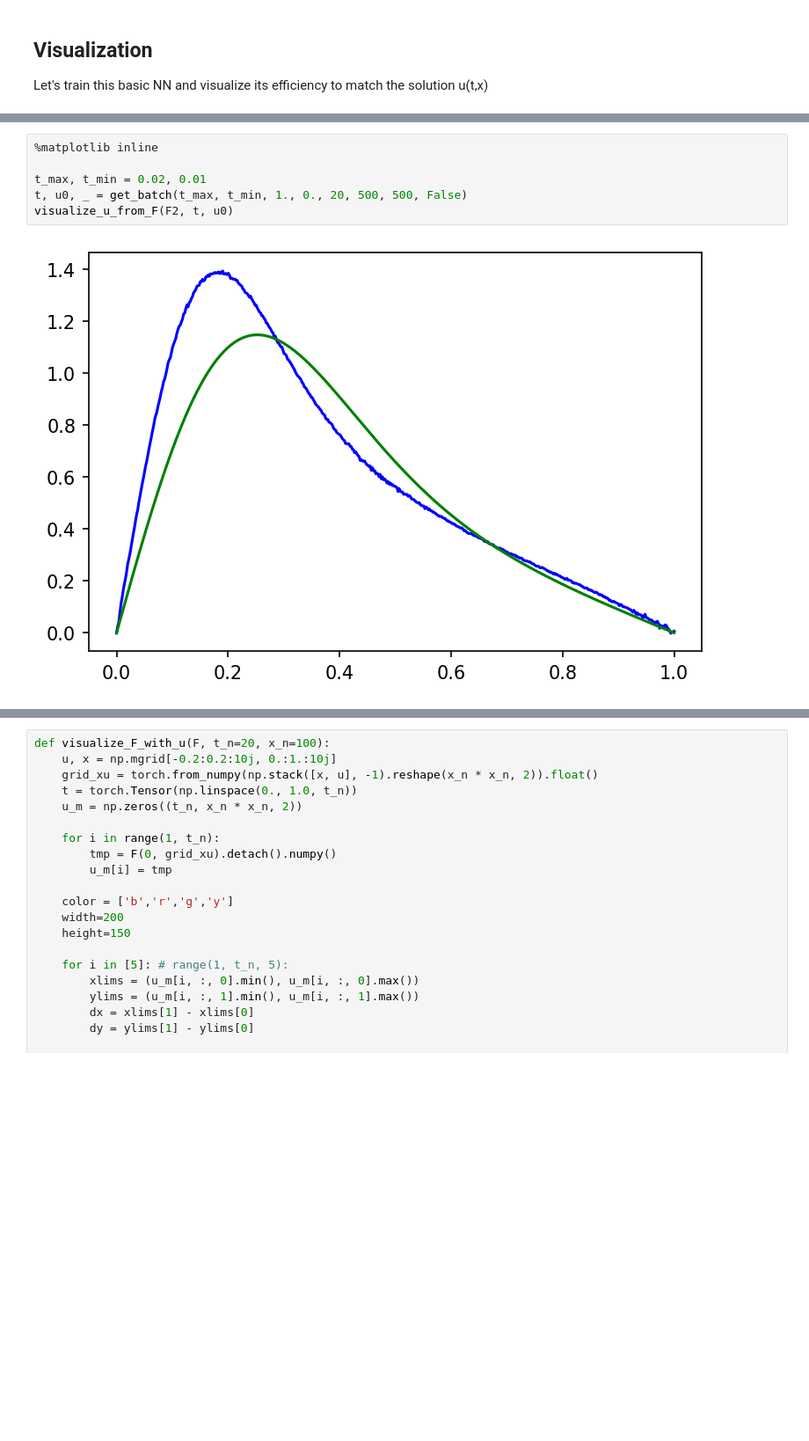
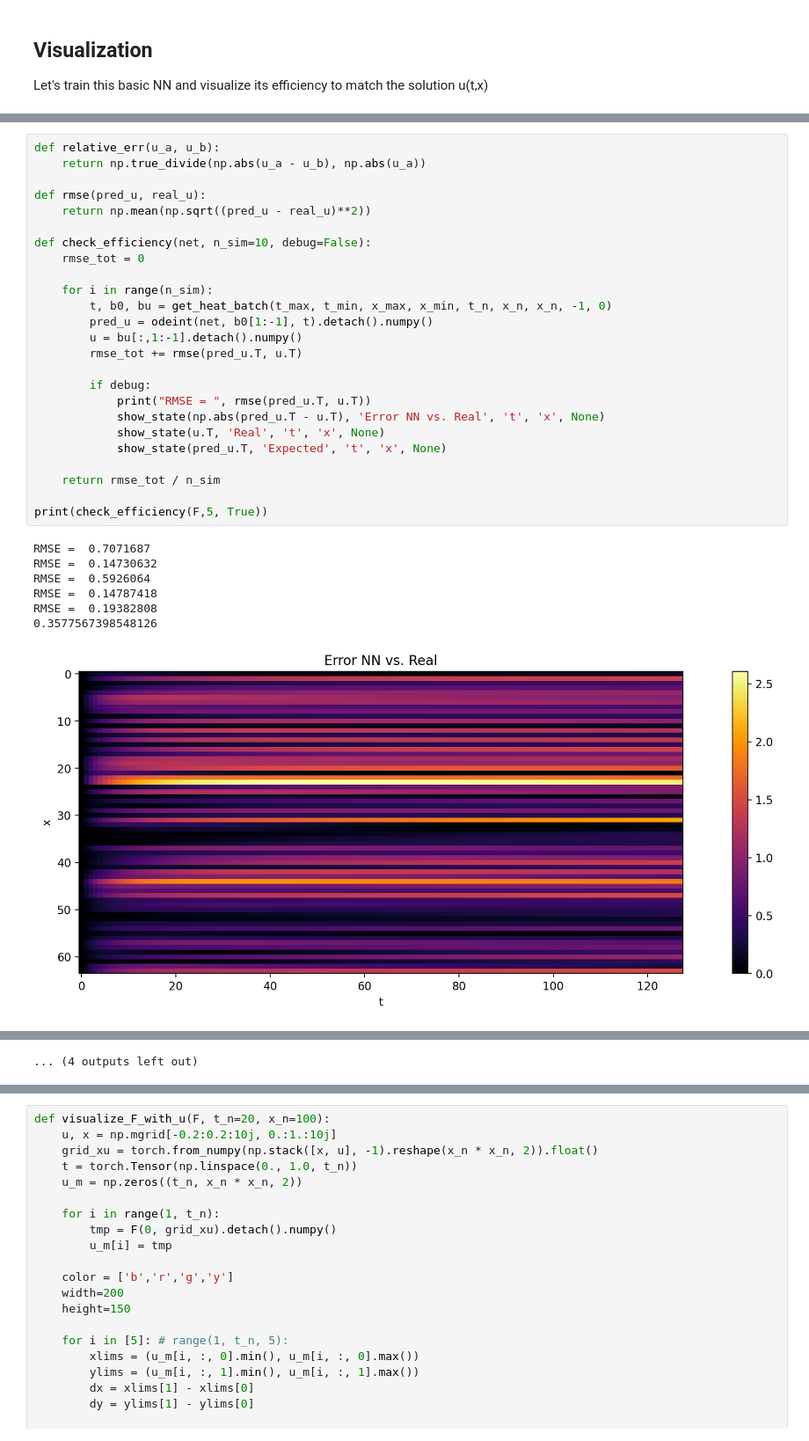
Before and after one commit to vdesgrange/closure-model, a Jupyter notebook: experiments/heat_equation_ode_solver_experiments.ipynb, the cells around one changed output, grey strips where cells are left out. Shown at 88% size. Cells and saved outputs as stored; diff of their text form; blank space fills up the shorter version.

```diff
--- a/experiments/heat_equation_ode_solver_experiments.ipynb
+++ b/experiments/heat_equation_ode_solver_experiments.ipynb
@@ -246,8 +296,33 @@ epoch 100 loss 0.001150
-# %%
-%matplotlib inline
-
-t_max, t_min = 0.02, 0.01
-t, u0, _ = get_batch(t_max, t_min, 1., 0., 20, 500, 500, False)
-visualize_u_from_F(F2, t, u0)
-# %% [output]
-[figure, removed]
+# %%
+def relative_err(u_a, u_b):
+    return np.true_divide(np.abs(u_a - u_b), np.abs(u_a))
+
+def rmse(pred_u, real_u):
+    return np.mean(np.sqrt((pred_u - real_u)**2))
+
+def check_efficiency(net, n_sim=10, debug=False):
+    rmse_tot = 0
+
+    for i in range(n_sim):
+        t, b0, bu = get_heat_batch(t_max, t_min, x_max, x_min, t_n, x_n, x_n, -1, 0)
+        pred_u = odeint(net, b0[1:-1], t).detach().numpy()
+        u = bu[:,1:-1].detach().numpy()
+        rmse_tot += rmse(pred_u.T, u.T)
+
+        if debug:
+            print("RMSE = ", rmse(pred_u.T, u.T))
+            show_state(np.abs(pred_u.T - u.T), 'Error NN vs. Real', 't', 'x', None)
+            show_state(u.T, 'Real', 't', 'x', None)
+            show_state(pred_u.T, 'Expected', 't', 'x', None)
+
+    return rmse_tot / n_sim
+
+print(check_efficiency(F,5, True))
+# %% [output]
+RMSE =  0.7071687
+RMSE =  0.14730632
+RMSE =  0.5926064
+RMSE =  0.14787418
+RMSE =  0.19382808
+0.3577567398548126
+[figure, added]
@@ -254 +339,2 @@ visualize_u_from_F(F2, t, u0)
+... (4 outputs left out)
 # %%
```
Also changed, not shown: parts of 31 cells of this notebook, 5 other files.
